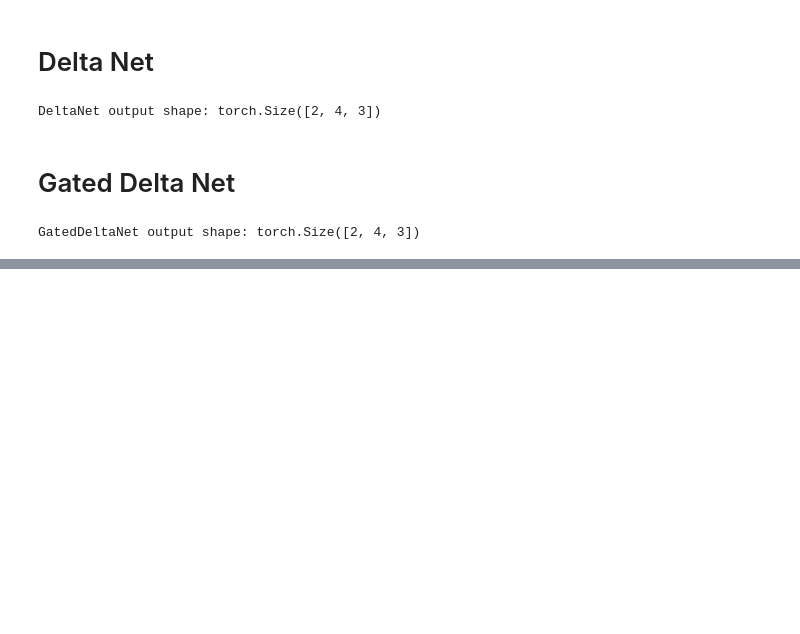
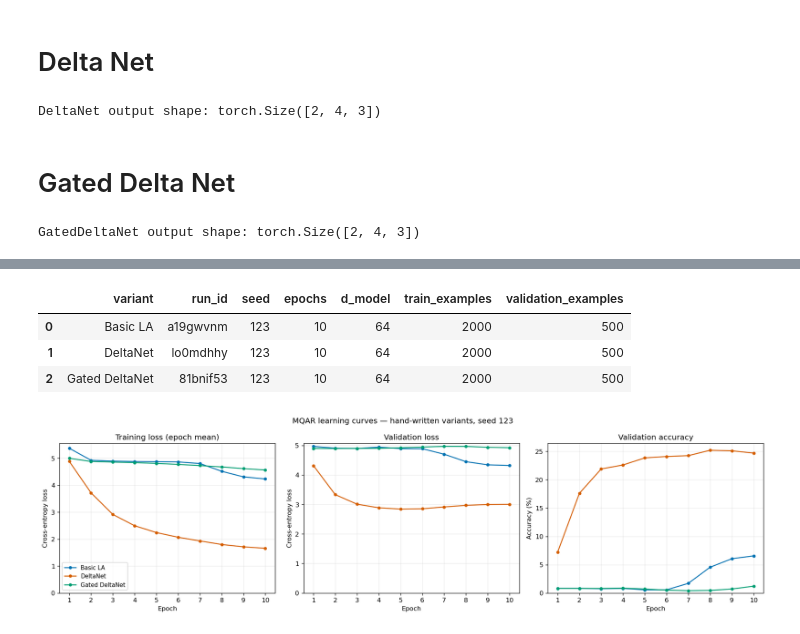
Before and after one commit to Patrik835/comparing_linear_attention_variants, a Jupyter notebook: notebooks/understanding_linear_attention.ipynb, the cells around one changed output, grey strips where cells are left out. Drawn from its saved outputs; the diff is of its cells as text; code cells hidden in the pictures; blank space fills up the shorter version.

Commit message:
feat: add evaluation with few plots

```diff
--- a/notebooks/understanding_linear_attention.ipynb
+++ b/notebooks/understanding_linear_attention.ipynb
@@ -193,0 +211,58 @@ GatedDeltaNet output shape: torch.Size([2, 4, 3])
+# %%
+from pathlib import Path
+import pandas as pd
+import matplotlib.pyplot as plt
+from IPython.display import display
+
+# Support running the notebook from either the repository root or notebooks/.
+repo_root = Path.cwd()
+if repo_root.name == "notebooks":
+    repo_root = repo_root.parent
+results_dir = repo_root / "results" / "mqar"
+
+history = pd.read_csv(results_dir / "history.csv")
+runs = pd.read_csv(results_dir / "runs.csv")
+variant_order = ["Basic LA", "DeltaNet", "Gated DeltaNet"]
+colors = {"Basic LA": "#0072B2", "DeltaNet": "#D55E00", "Gated DeltaNet": "#009E73"}
+
+# Each epoch contains many training rows and one validation row.
+# mean() ignores the missing metrics on the other rows.
+epoch_metrics = (
+    history.groupby(["variant", "epoch"])[["train/loss", "valid/loss", "valid/accuracy"]]
+    .mean()
+    .reset_index()
+)
+epoch_metrics["epoch"] = epoch_metrics["epoch"].astype(int) + 1
+
+display(runs[["variant", "run_id", "seed", "epochs", "d_model", "train_examples", "validation_examples"]])
+# %% [output]
+|  | variant | run_id | seed | epochs | d_model | train_examples | validation_examples |
+| 0 | Basic LA | a19gwvnm | 123 | 10 | 64 | 2000 | 500 |
+| 1 | DeltaNet | lo0mdhhy | 123 | 10 | 64 | 2000 | 500 |
+| 2 | Gated DeltaNet | 81bnif53 | 123 | 10 | 64 | 2000 | 500 |
+# %%
+fig, axes = plt.subplots(1, 3, figsize=(16, 4.5))
+
+panels = [
+    ("train/loss", "Training loss (epoch mean)", "Cross-entropy loss", 1),
+    ("valid/loss", "Validation loss", "Cross-entropy loss", 1),
+    ("valid/accuracy", "Validation accuracy", "Accuracy (%)", 100),
+]
+
+for ax, (metric, title, ylabel, scale) in zip(axes, panels):
+    for variant in variant_order:
+        values = epoch_metrics[epoch_metrics["variant"] == variant].sort_values("epoch")
+        ax.plot(values["epoch"], values[metric] * scale,
+                marker="o", markersize=4, label=variant, color=colors[variant])
+    ax.set(title=title, xlabel="Epoch", ylabel=ylabel)
+    ax.set_xticks(sorted(epoch_metrics["epoch"].unique()))
+    ax.set_ylim(bottom=0)
+    ax.grid(alpha=0.25)
+
+axes[0].legend(fontsize=9)
+fig.suptitle("MQAR learning curves — hand-written variants, seed 123")
+fig.tight_layout()
+fig.savefig(results_dir / "learning_curves.png", dpi=180, bbox_inches="tight")
+plt.show()
+# %% [output]
+[figure, added]
```
Also changed, not shown: parts of 2 cells of this notebook, 4 other files.
